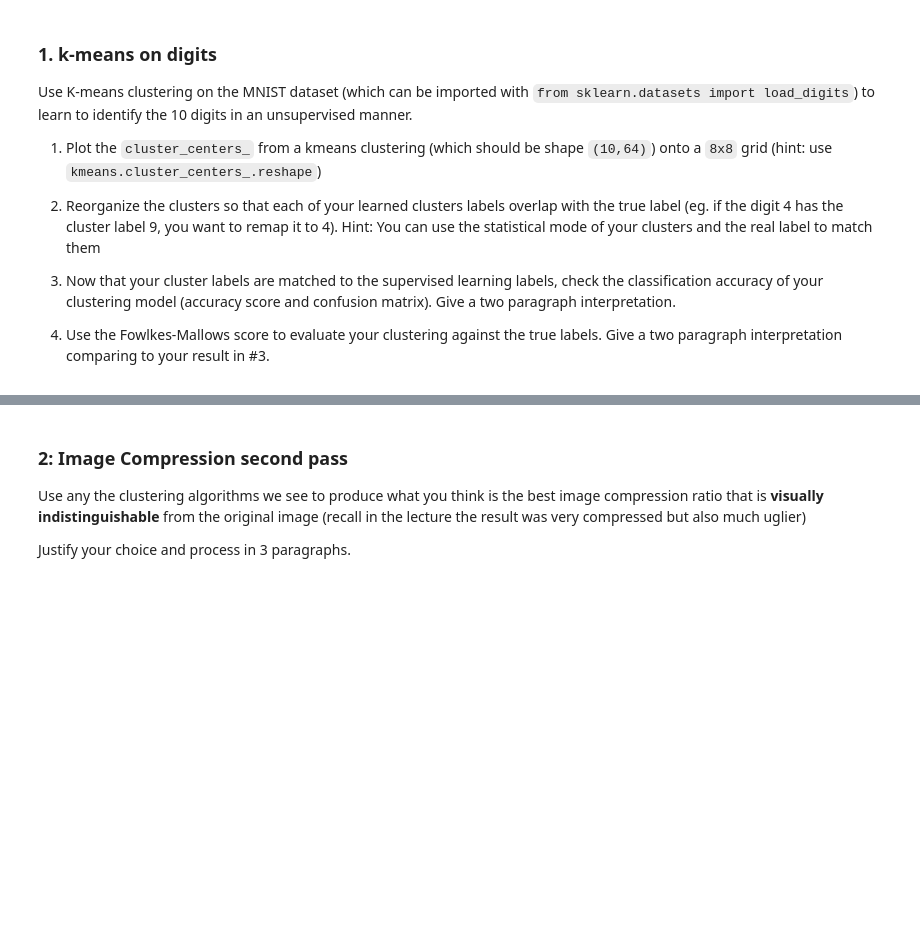
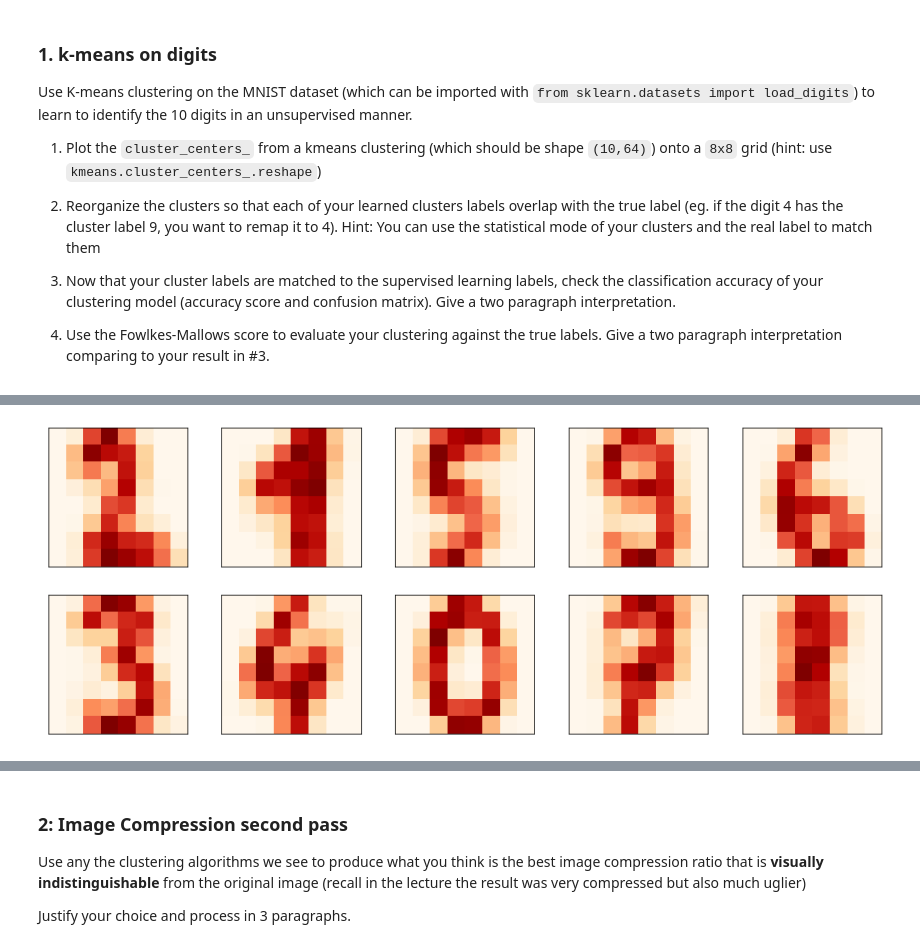
Before and after one commit to cb-ds-1/4-3-clustering, a Jupyter notebook: workshop.ipynb, the cells around one changed output, grey strips where cells are left out. Drawn from its saved outputs; the diff is of its cells as text; code cells hidden in the pictures; blank space fills up the shorter version.

```diff
--- a/workshop.ipynb
+++ b/workshop.ipynb
@@ -10,3 +27,5 @@ Use K-means clustering on the MNIST dataset (which can be imported with `from sk
 3. Now that your cluster labels are matched to the supervised learning labels, check the classification accuracy of your clustering model (accuracy score and confusion matrix). Give a two paragraph interpretation.
 
 4. Use the Fowlkes-Mallows score to evaluate your clustering against the true labels. Give a two paragraph interpretation comparing to your result in #3.
+# %%
+digits  = load_digits()
@@ -12,0 +52,82 @@ Use K-means clustering on the MNIST dataset (which can be imported with `from sk
+# %%
+#1.1 Plot the cluster_centers_ from a kmeans clustering (which should be shape (10,64)) onto a 8x8 grid (hint: use
+#kmeans.cluster_centers_.reshape)
+
+N_CLUSTERS = 10
+
+X = digits.data
+y = digits.target
+
+X_normalized = preprocessing.normalize(X, norm='l2')
+X_train, X_test, y_train, y_test = model_selection.train_test_split(X_normalized, y, test_size=0.33, random_state=42)
+
+model = KMeans(n_clusters = N_CLUSTERS)
+model.fit(X_train)
+y_train_predict = model.predict(X_train)
+y_test_predict = model.predict(X_test)
+centers = model.cluster_centers_.reshape(10, 8, 8)
+
+print('Answer 1.1')
+fig, axes = plt.subplots(2, 5, figsize = (16, 6), subplot_kw=dict(xticks=[], yticks=[]))
+idx = 0
+for i in range(2):
+    for j in range(5):
+        axes[i, j].imshow(centers[idx], cmap="OrRd", interpolation="nearest")
+        idx+=1
+plt.show()
+
+#1.2 Reorganize the clusters so that each of your learned clusters labels overlap with the true label (eg. if the digit 4
+#has the cluster label 9, you want to remap it to 4). Hint: You can use the statistical mode of your clusters and the real
+#label to match them
+
+dct= {}
+for i in range(10):
+    dct[i] = mode(y_train[y_train_predict == i])
+y_train_predict = list(map(dct.get, y_train_predict))
+y_test_predict = list(map(dct.get, y_test_predict))
+
+
+#1.3 Now that your cluster labels are matched to the supervised learning labels, check the classification accuracy of your
+#clustering model (accuracy score and confusion matrix). Give a two paragraph interpretation.
+accuracy_score_train = accuracy_score(y_train,y_train_predict)
+accuracy_score_test = accuracy_score(y_test,y_test_predict)
+
+
+accuracy_score_dict = {'accuracy_score_train' : accuracy_score_train,
+                      'accuracy_score_test': accuracy_score_test}
+
+print('Answer 1.3 Accuracy Scores and Confusion Matrices\n')
+for k,v in accuracy_score_dict.items():
+    print(f'{k}: {v:0.2f}')
+
+print('\nClassification report for training data\n\n'+metrics.classification_report(y_train, y_train_predict))
+print('\nClassification report for test data\n\n'+metrics.classification_report(y_test, y_test_predict))
+
+
+# Confusion Matrices
+confusion_matrix_train = metrics.confusion_matrix(y_train, y_train_predict)
+confusion_matrix_test = metrics.confusion_matrix(y_test, y_test_predict)
+
+#Graph confusion matrix
+fig, (ax1, ax2) = plt.subplots(1,2, figsize = (16,6))
+sns.heatmap(confusion_matrix_train , annot=True, fmt="d", cmap="OrRd" ,ax = ax1)
+ax1.set_title("Confusion Matrix for Training Samples")
+sns.heatmap(confusion_matrix_test , annot=True, fmt="d", cmap="OrRd", ax = ax2)
+ax2.set_title("Confusion Matrix for Test Samples")
+plt.show()
+
+print(f'''
+The kmeans model on the test data is {accuracy_score_dict['accuracy_score_test']:0.2f} times accurate. This result is lower \
+than with a supervised model such as logisitic regression. The model seems to be more inacurate for predicting 1s and 8s.The\
+model seems to misclassify also the 9s. Otherwise, the diagonal line of the confusion matrix is typically darker than\
+the rest of the matrix which supports that the model is generally accurate.''')
+
+#1.4 Use the Fowlkes-Mallows score to evaluate your clustering against the true labels. Give a two paragraph interpretation
+#comparing to your result in #3.
+
+f_metric_test = fowlkes_mallows_score(y_test, y_test_predict)
+
+print(f'\nAnswer 1.4\n\nThe fowlkes mallows score is {f_metric_test:0.2f} on the test data. According to sklearn documentation, the fowlkes mallows score ranges from\
+ 0 to 1. A high number indicates a good similarity between two clusters. The metric is closer to 1 suggest that the two\
+clusters share similarities and is in agreement with results obtained in 1.3.')
+# %% [output]
@@ -12,0 +135 @@ Use K-means clustering on the MNIST dataset (which can be imported with `from sk
+[figure, added]
```
Also changed, not shown: parts of 13 cells of this notebook.
